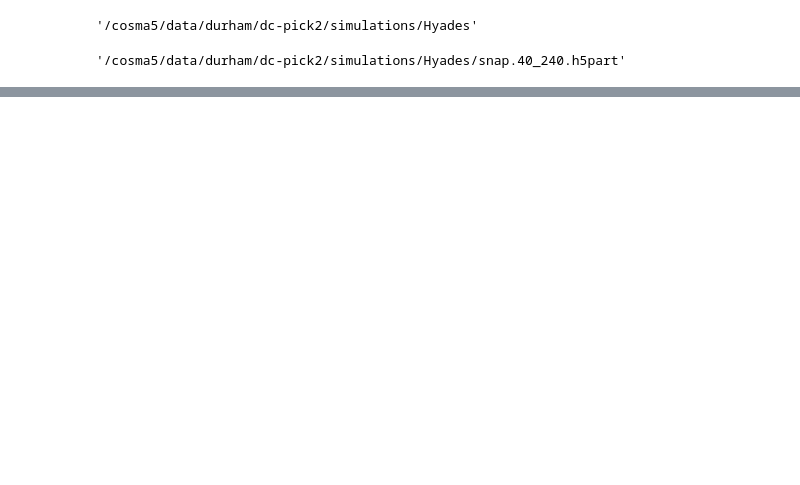
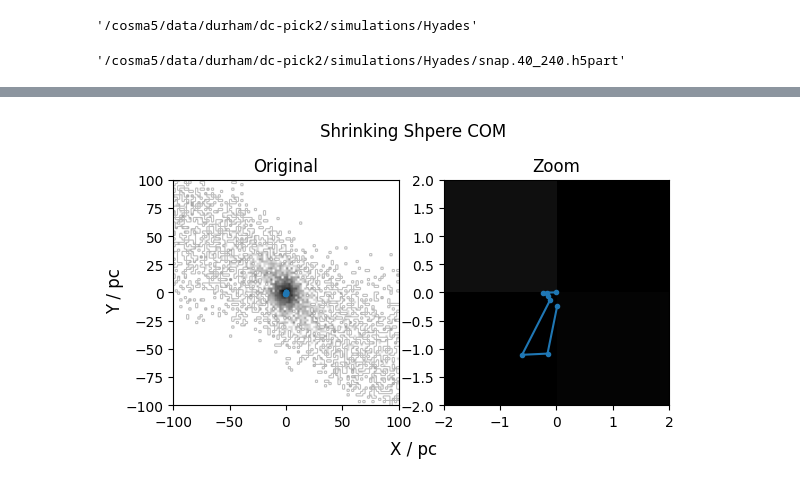
Before and after one commit to RSPicken2/stellar-streams, a Jupyter notebook: MassProfileAnalysis.ipynb, the cells around one changed output, grey strips where cells are left out. Saved outputs shown, nothing was run; the diff lists cells and outputs as text; code cells hidden in the pictures; blank space fills up the shorter version.

```diff
--- a/MassProfileAnalysis.ipynb
+++ b/MassProfileAnalysis.ipynb
@@ -32,3 +88,48 @@ def get_com(x, y, z, m):
+# %%
+offset = 100
+zoom_offset = 2
+fig, ax = plt.subplots(1,2)
+
+hist, xedges, yedges = np.histogram2d(x - com[0], y - com[1], bins=100, range=[[-offset, offset], [-offset, offset]])
+ax[0].imshow(
+hist.T,
+origin='lower',
+extent=[xedges[0], xedges[-1], yedges[0], yedges[-1]],
+cmap='gray_r',
+norm=LogNorm()
+)
+
+ax[0].plot(history.T[0] - com[0], history.T[1] - com[1], label='guesses', marker='.')
+
+ax[0].set_xlim(-offset, offset)
+ax[0].set_ylim(- offset, offset)
+ax[0].set_aspect('equal')
+ax[0].set_title('Original')
+
+hist, xedges, yedges = np.histogram2d(x - com[0], y - com[1], bins=100, range=[[-offset, offset], [-offset, offset]])
+ax[1].imshow(
+hist.T,
+origin='lower',
+extent=[xedges[0], xedges[-1], yedges[0], yedges[-1]],
+cmap='gray_r',
+norm=LogNorm()
+)
+
+ax[1].plot(history.T[0] - com[0], history.T[1] - com[1], label='guesses', marker='.')
+
+ax[1].set_xlim(-zoom_offset, zoom_offset)
+ax[1].set_ylim(- zoom_offset, zoom_offset)
+ax[1].set_aspect('equal')
+ax[1].set_title('Zoom')
+
+fig.supxlabel('X / pc', y=0.15)
+fig.supylabel('Y / pc')
+
+fig.suptitle('Shrinking Shpere COM', y=0.85)
+
+plt.show()
+# %% [output]
+[figure, added]
 # %%
 def find_bounding_radii(x, y, z, m, fractions):
     m_tot = np.sum(m)
```
Also changed, not shown: parts of 8 cells of this notebook.
